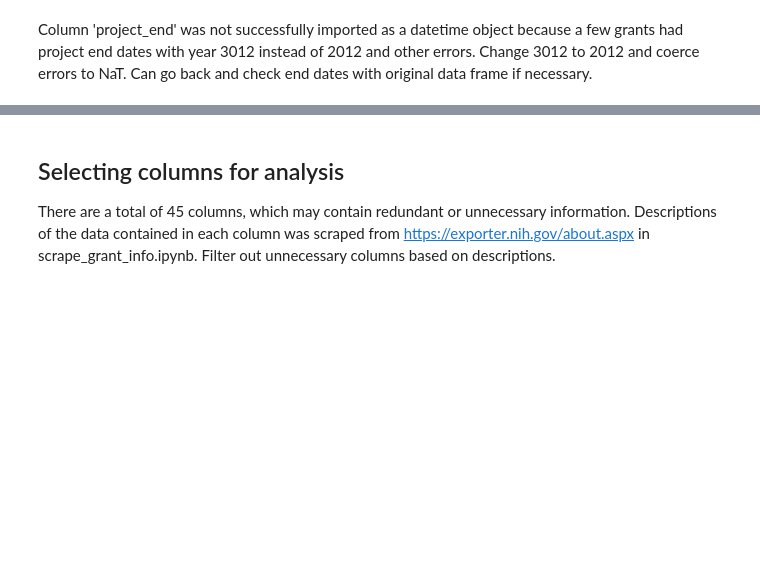
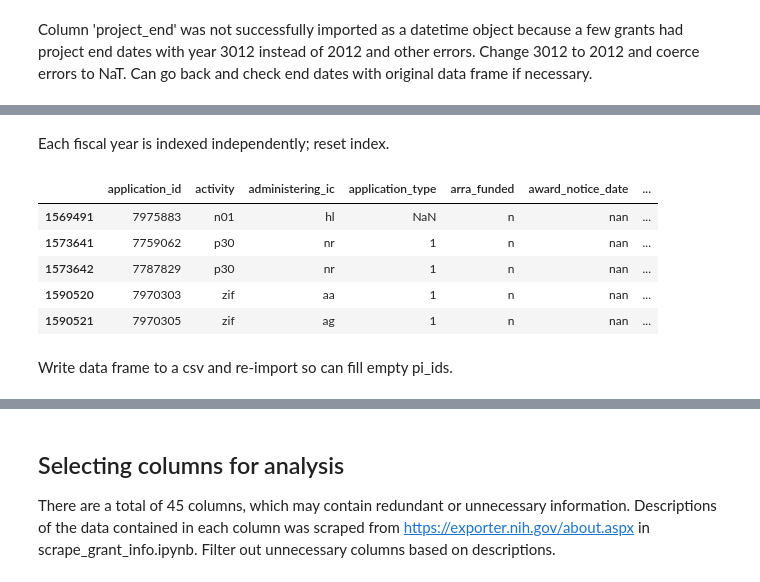
Before and after one commit to yuwie10/nih-awards, a Jupyter notebook: cleaning_for_analysis.ipynb, the cells around one changed output, grey strips where cells are left out. Saved outputs shown, nothing was run; the diff lists cells and outputs as text; code cells hidden in the pictures; blank space fills up the shorter version.

```diff
--- a/cleaning_for_analysis.ipynb
+++ b/cleaning_for_analysis.ipynb
@@ -138,0 +144,24 @@ We have only performed basic text cleaning on the data. Save raw data prior to a
+# %%
+all_grants = cln.strip_series(all_grants, ['pi_ids'], strip = ' ')
+#all_grants = cln.strip_series(all_grants, ['pi_ids'], strip = ';')
+# %% [markdown]
+Each fiscal year is indexed independently; reset index.
+# %%
+all_grants.reset_index(drop = True, inplace = True)
+# %%
+to_fill = all_grants.ix[all_grants['pi_ids'] == ';']['pi_ids']
+fill_values = [range(len(to_fill))]
+#df.set_value('C', 'x', 10)
+test_df = all_grants.ix[all_grants['pi_ids'] == ';']
+#test_df.head()
+
+test_df.head()
+# %% [output]
+|  | application_id | activity | administering_ic | application_type | arra_funded | award_notice_date | ... |
+| 1569491 | 7975883 | n01 | hl | NaN | n | nan | ... |
+| 1573641 | 7759062 | p30 | nr | 1 | n | nan | ... |
+| 1573642 | 7787829 | p30 | nr | 1 | n | nan | ... |
+| 1590520 | 7970303 | zif | aa | 1 | n | nan | ... |
+| 1590521 | 7970305 | zif | ag | 1 | n | nan | ... |
+# %% [markdown]
+Write data frame to a csv and re-import so can fill empty pi_ids.
```
Also changed, not shown: parts of 36 cells of this notebook, 3 other files.
